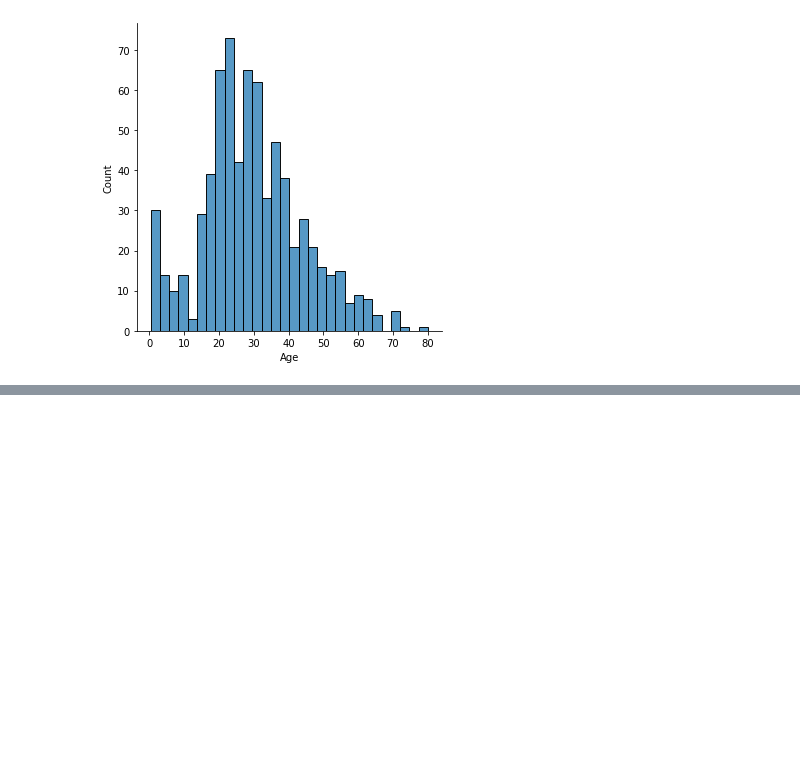
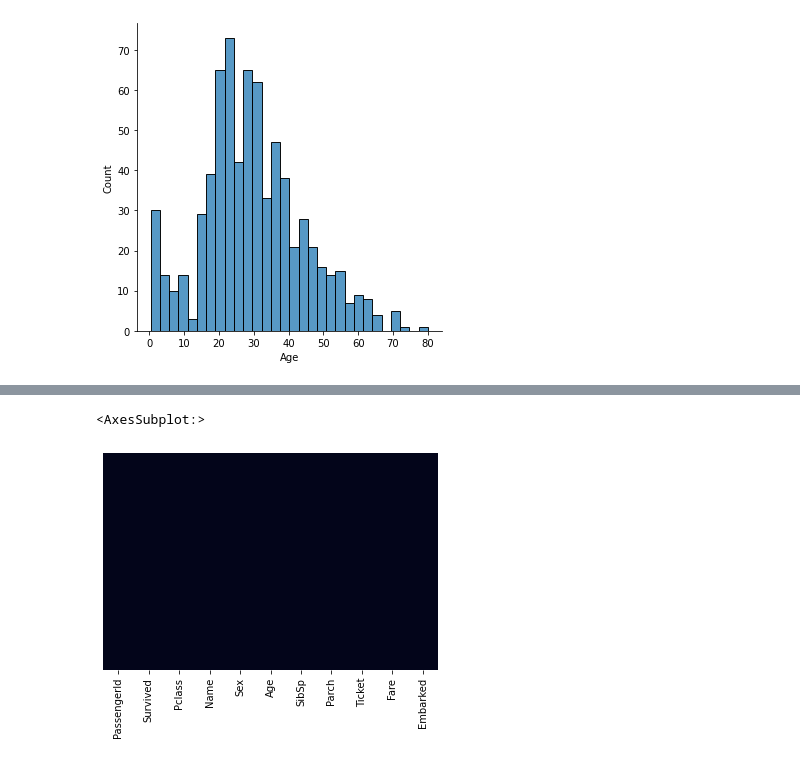
Before and after one commit to vmose/Python_Notebooks, a Jupyter notebook: Logical_Regression.ipynb, the cells around one changed output, grey strips where cells are left out. Saved outputs shown, nothing was run; the diff lists cells and outputs as text; code cells hidden in the pictures; blank space fills up the shorter version.

```diff
--- a/Logical_Regression.ipynb
+++ b/Logical_Regression.ipynb
@@ -59,0 +94,12 @@ train['Age'].iplot(kind='hist',bins=30)
+# %%
+#drop the Cabin column since it has to many null values to be filled
+train.drop('Cabin',axis=1,inplace=True)
+# %%
+#drop any other possible null value
+train.dropna(inplace=True)
+# %%
+#Verify that there are no blanks left
+sb.heatmap(train.isnull(),yticklabels=False,cbar=False)
+# %% [output]
+<AxesSubplot:>
+[figure, added]
```
Also changed, not shown: parts of 8 cells of this notebook.
